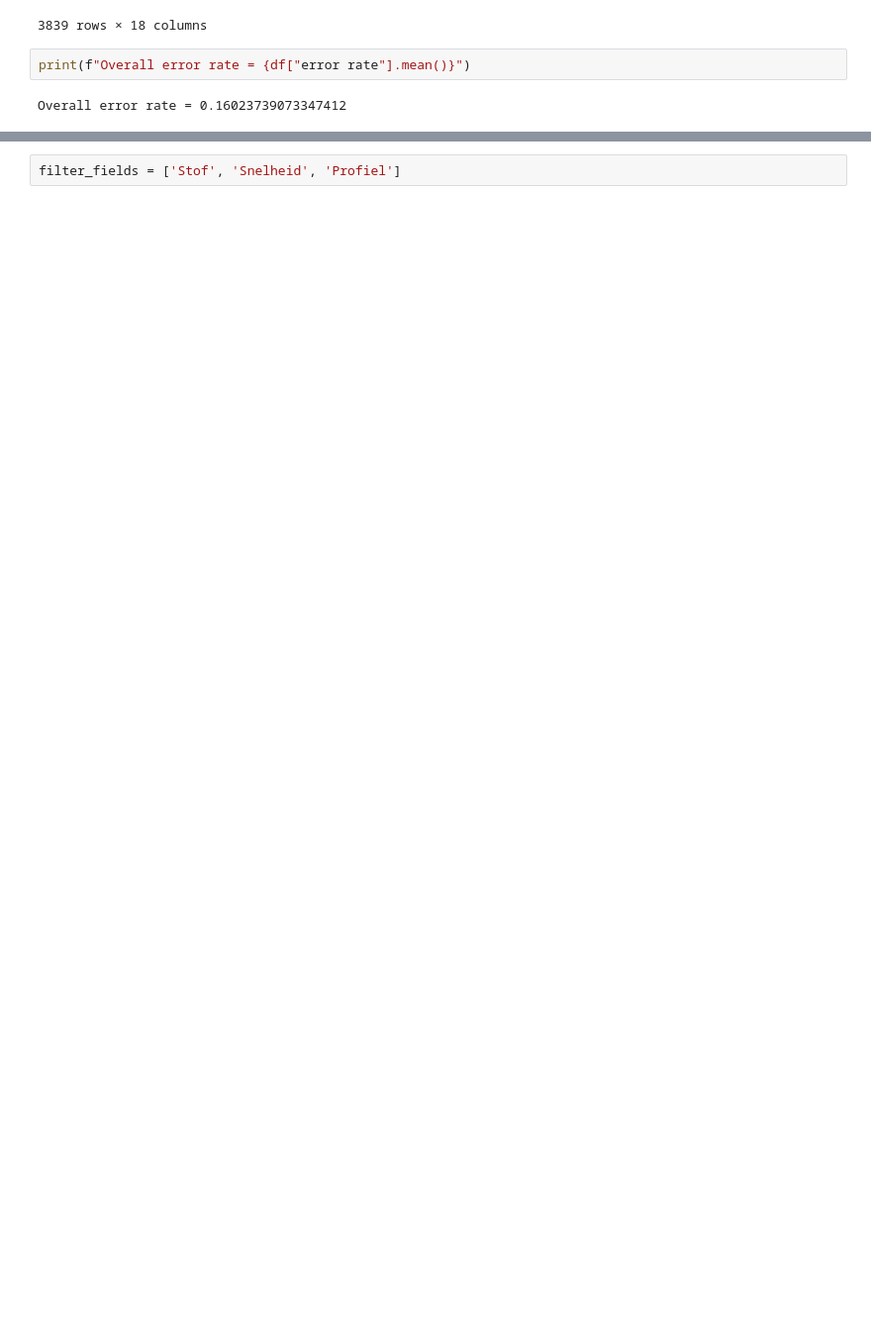
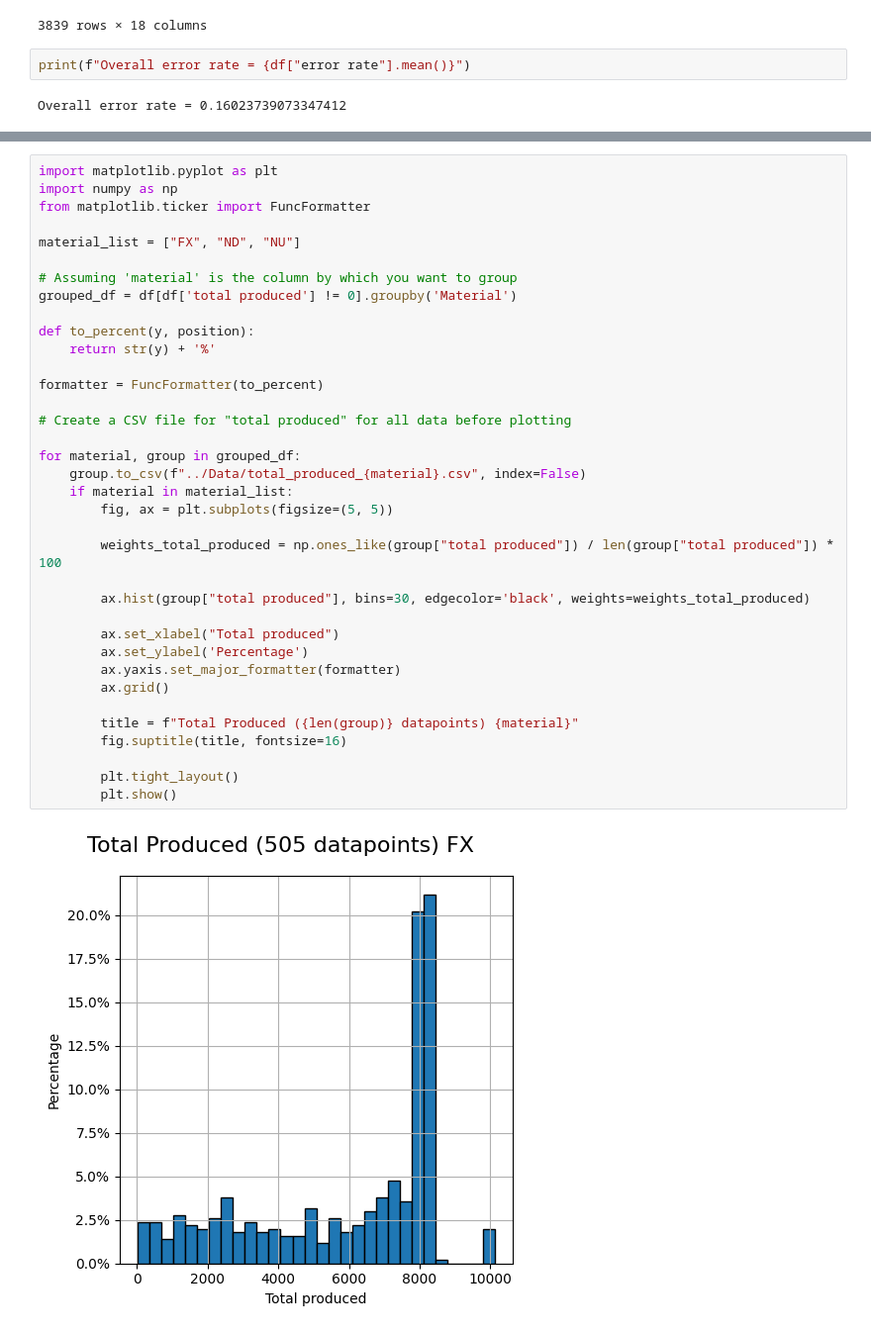
Before and after one commit to ReinoutA/simulation_bosch, a Jupyter notebook: data-analysis/MES_data_extrusion.ipynb, the cells around one changed output, grey strips where cells are left out. Shown at 99% size. Saved outputs shown, nothing was run; the diff lists cells and outputs as text; blank space fills up the shorter version.

```diff
--- a/data-analysis/MES_data_extrusion.ipynb
+++ b/data-analysis/MES_data_extrusion.ipynb
@@ -169,3 +171,39 @@ ND    40m       143.xxx     419
 dtype: int64
-# %%
-filter_fields = ['Stof', 'Snelheid', 'Profiel']
+# %%
+import matplotlib.pyplot as plt
+import numpy as np
+from matplotlib.ticker import FuncFormatter
+
+material_list = ["FX", "ND", "NU"]
+
+# Assuming 'material' is the column by which you want to group
+grouped_df = df[df['total produced'] != 0].groupby('Material')
+
+def to_percent(y, position):
+    return str(y) + '%'
+
+formatter = FuncFormatter(to_percent)
+
+# Create a CSV file for "total produced" for all data before plotting
+
+for material, group in grouped_df:
+    group.to_csv(f"../Data/total_produced_{material}.csv", index=False)
+    if material in material_list:
+        fig, ax = plt.subplots(figsize=(5, 5))
+
+        weights_total_produced = np.ones_like(group["total produced"]) / len(group["total produced"]) * 100
+
+        ax.hist(group["total produced"], bins=30, edgecolor='black', weights=weights_total_produced)
+
+        ax.set_xlabel("Total produced")
+        ax.set_ylabel('Percentage')
+        ax.yaxis.set_major_formatter(formatter)
+        ax.grid()
+
+        title = f"Total Produced ({len(group)} datapoints) {material}"
+        fig.suptitle(title, fontsize=16)
+
+        plt.tight_layout()
+        plt.show()
+# %% [output]
+[figure, added]
```
Also changed, not shown: parts of 10 cells of this notebook, 34 other files.
